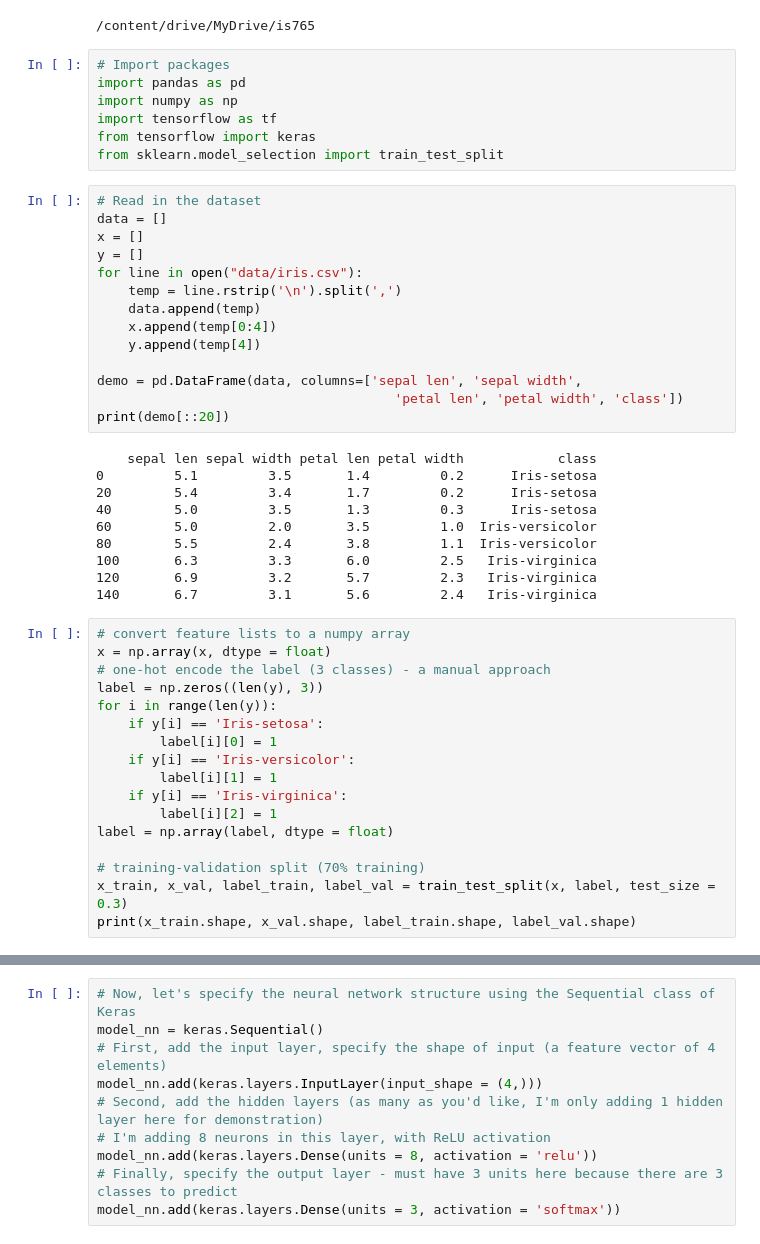
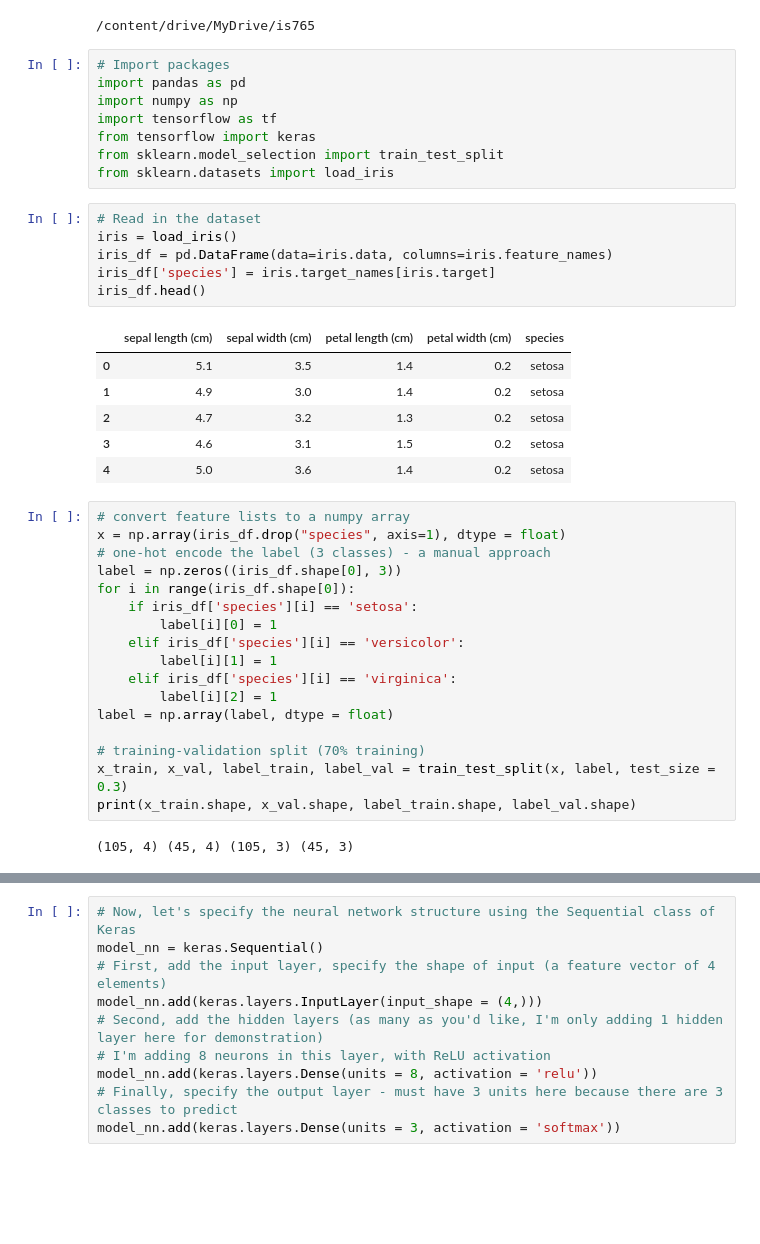
Before and after one commit to Lanxin-Xiang/is765, a Jupyter notebook: W2_Neural_Network_Refresher.ipynb, the cells around one changed output, grey strips where cells are left out. Cells and saved outputs as stored; diff of their text form; blank space fills up the shorter version.

```diff
--- a/W2_Neural_Network_Refresher.ipynb
+++ b/W2_Neural_Network_Refresher.ipynb
@@ -592,44 +592,36 @@ import numpy as np
 import tensorflow as tf
 from tensorflow import keras
 from sklearn.model_selection import train_test_split
+from sklearn.datasets import load_iris
-# %%
-# Read in the dataset
-data = []
-x = []
-y = []
-for line in open("data/iris.csv"):
-    temp = line.rstrip('\n').split(',')
-    data.append(temp)
-    x.append(temp[0:4])
-    y.append(temp[4])
-
-demo = pd.DataFrame(data, columns=['sepal len', 'sepal width',
-                                      'petal len', 'petal width', 'class'])
-print(demo[::20])
-# %% [output]
-    sepal len sepal width petal len petal width            class
-0         5.1         3.5       1.4         0.2      Iris-setosa
-20        5.4         3.4       1.7         0.2      Iris-setosa
-40        5.0         3.5       1.3         0.3      Iris-setosa
-60        5.0         2.0       3.5         1.0  Iris-versicolor
-80        5.5         2.4       3.8         1.1  Iris-versicolor
-100       6.3         3.3       6.0         2.5   Iris-virginica
-120       6.9         3.2       5.7         2.3   Iris-virginica
-140       6.7         3.1       5.6         2.4   Iris-virginica
+# %%
+# Read in the dataset
+iris = load_iris()
+iris_df = pd.DataFrame(data=iris.data, columns=iris.feature_names)
+iris_df['species'] = iris.target_names[iris.target]
+iris_df.head()
+# %% [output]
+|  | sepal length (cm) | sepal width (cm) | petal length (cm) | petal width (cm) | species |
+| 0 | 5.1 | 3.5 | 1.4 | 0.2 | setosa |
+| 1 | 4.9 | 3.0 | 1.4 | 0.2 | setosa |
+| 2 | 4.7 | 3.2 | 1.3 | 0.2 | setosa |
+| 3 | 4.6 | 3.1 | 1.5 | 0.2 | setosa |
+| 4 | 5.0 | 3.6 | 1.4 | 0.2 | setosa |
 # %%
 # convert feature lists to a numpy array
-x = np.array(x, dtype = float)
+x = np.array(iris_df.drop("species", axis=1), dtype = float)
 # one-hot encode the label (3 classes) - a manual approach
-label = np.zeros((len(y), 3))
-for i in range(len(y)):
-    if y[i] == 'Iris-setosa':
+label = np.zeros((iris_df.shape[0], 3))
+for i in range(iris_df.shape[0]):
+    if iris_df['species'][i] == 'setosa':
         label[i][0] = 1
-    if y[i] == 'Iris-versicolor':
+    elif iris_df['species'][i] == 'versicolor':
         label[i][1] = 1
-    if y[i] == 'Iris-virginica':
+    elif iris_df['species'][i] == 'virginica':
         label[i][2] = 1
 label = np.array(label, dtype = float)
 
 # training-validation split (70% training)
 x_train, x_val, label_train, label_val = train_test_split(x, label, test_size = 0.3)
 print(x_train.shape, x_val.shape, label_train.shape, label_val.shape)
+# %% [output]
+(105, 4) (45, 4) (105, 3) (45, 3)
```
Also changed, not shown: parts of 4 cells of this notebook.
